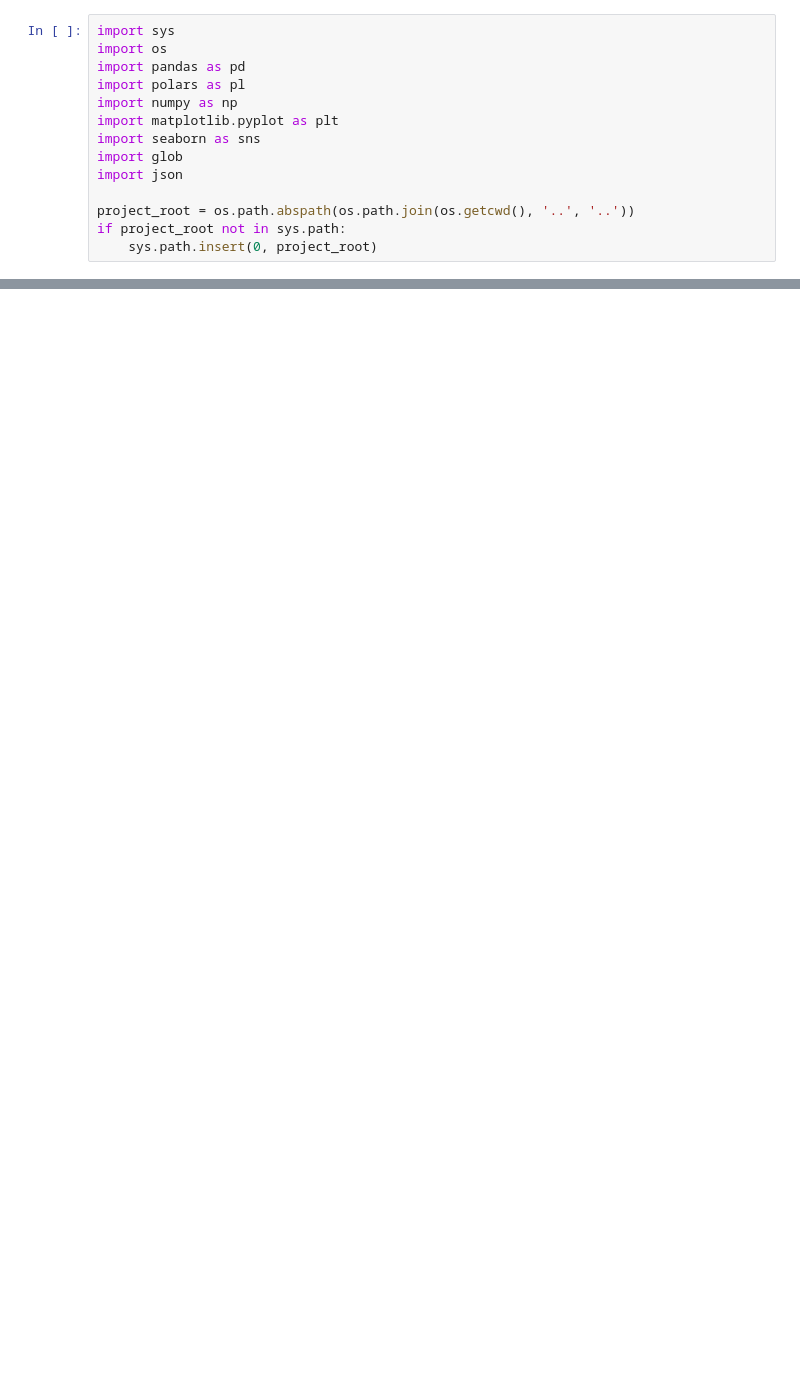
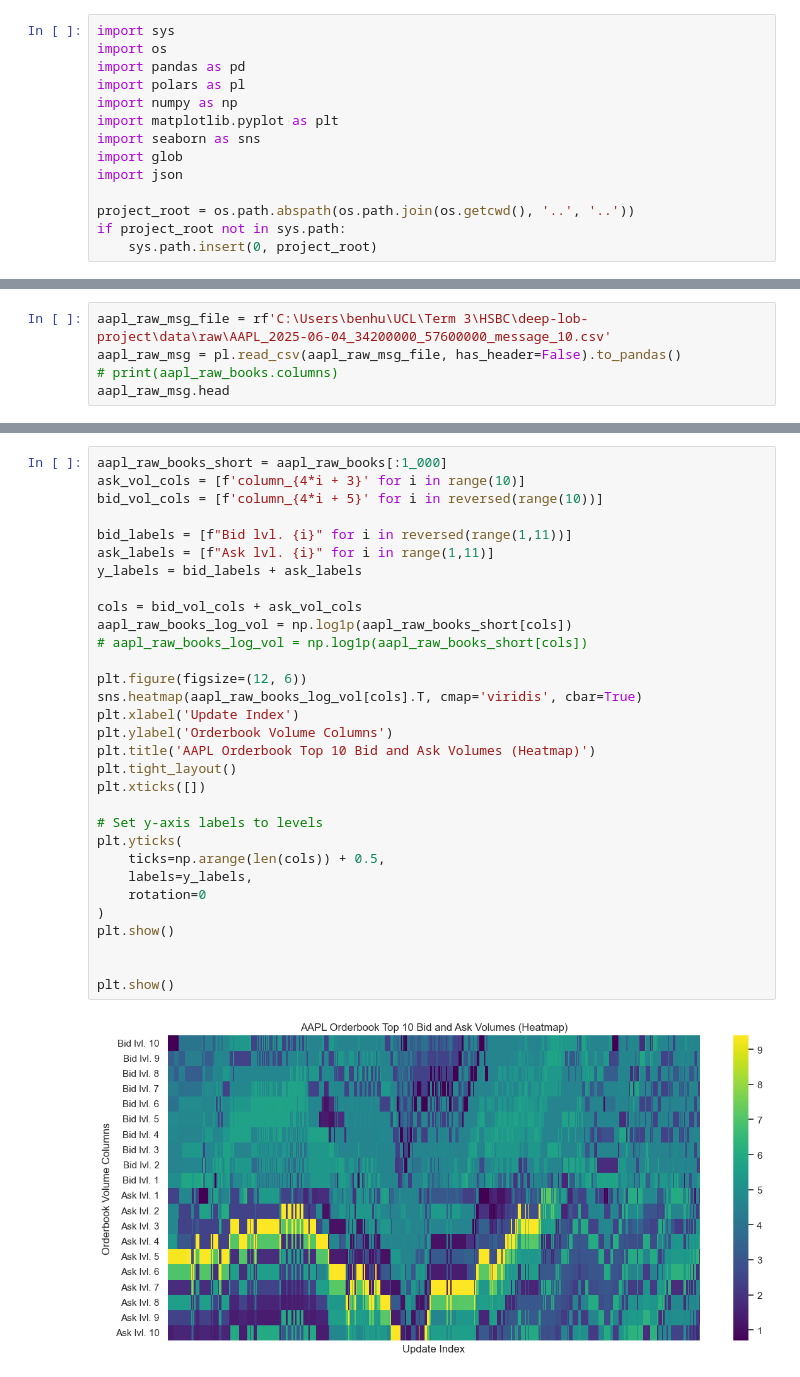
Before and after one commit to benhunt19/deep-lob-project, a Jupyter notebook: src/notebooks/exploratoryDataAnalysis.ipynb, the cells around one changed output, grey strips where cells are left out. Saved outputs shown, nothing was run; the diff lists cells and outputs as text; blank space fills up the shorter version.

```diff
--- a/src/notebooks/exploratoryDataAnalysis.ipynb
+++ b/src/notebooks/exploratoryDataAnalysis.ipynb
@@ -144,0 +143,5 @@ row
+# %%
+aapl_raw_msg_file = rf'C:\Users\benhu\UCL\Term 3\HSBC\deep-lob-project\data\raw\AAPL_2025-06-04_34200000_57600000_message_10.csv'
+aapl_raw_msg = pl.read_csv(aapl_raw_msg_file, has_header=False).to_pandas()
+# print(aapl_raw_books.columns)
+aapl_raw_msg.head
@@ -144,0 +335,33 @@ row
+# %%
+aapl_raw_books_short = aapl_raw_books[:1_000]
+ask_vol_cols = [f'column_{4*i + 3}' for i in range(10)]
+bid_vol_cols = [f'column_{4*i + 5}' for i in reversed(range(10))]
+
+bid_labels = [f"Bid lvl. {i}" for i in reversed(range(1,11))]
+ask_labels = [f"Ask lvl. {i}" for i in range(1,11)]
+y_labels = bid_labels + ask_labels
+
+cols = bid_vol_cols + ask_vol_cols
+aapl_raw_books_log_vol = np.log1p(aapl_raw_books_short[cols])
+# aapl_raw_books_log_vol = np.log1p(aapl_raw_books_short[cols])
+
+plt.figure(figsize=(12, 6))
+sns.heatmap(aapl_raw_books_log_vol[cols].T, cmap='viridis', cbar=True)
+plt.xlabel('Update Index')
+plt.ylabel('Orderbook Volume Columns')
+plt.title('AAPL Orderbook Top 10 Bid and Ask Volumes (Heatmap)')
+plt.tight_layout()
+plt.xticks([])
+
+# Set y-axis labels to levels
+plt.yticks(
+    ticks=np.arange(len(cols)) + 0.5,
+    labels=y_labels,
+    rotation=0
+)
+plt.show()
+
+
+plt.show()
+# %% [output]
+[figure, added]
```
Also changed, not shown: parts of 12 cells of this notebook, 12 other files.
